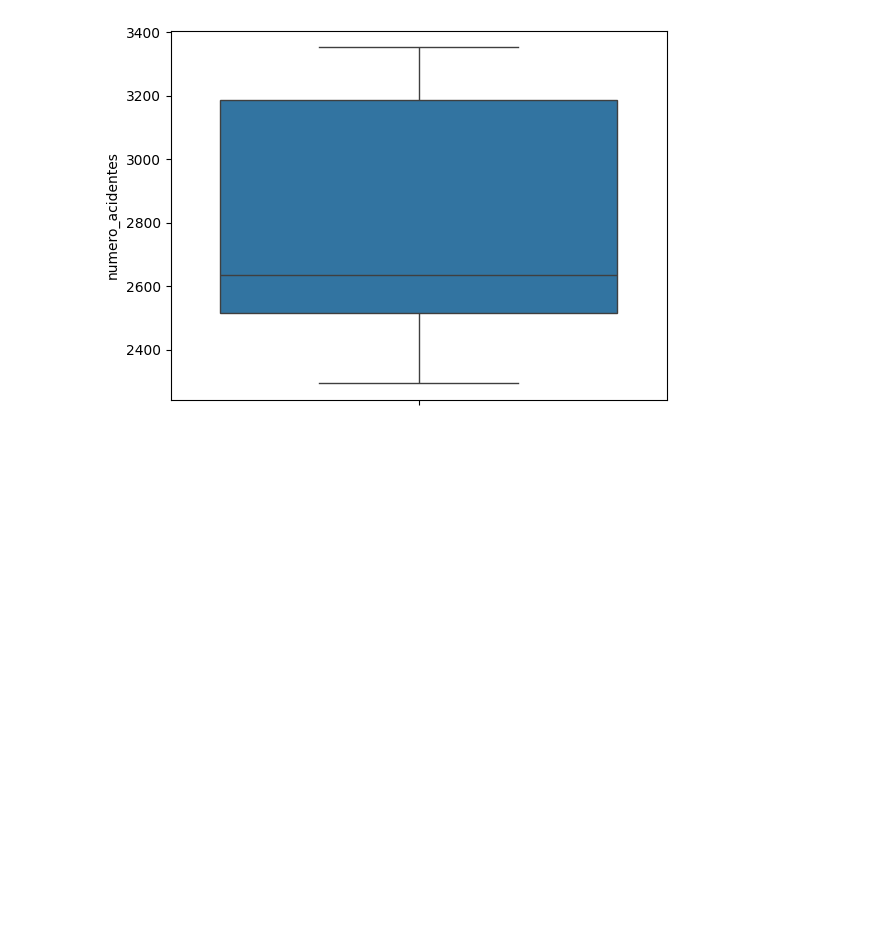
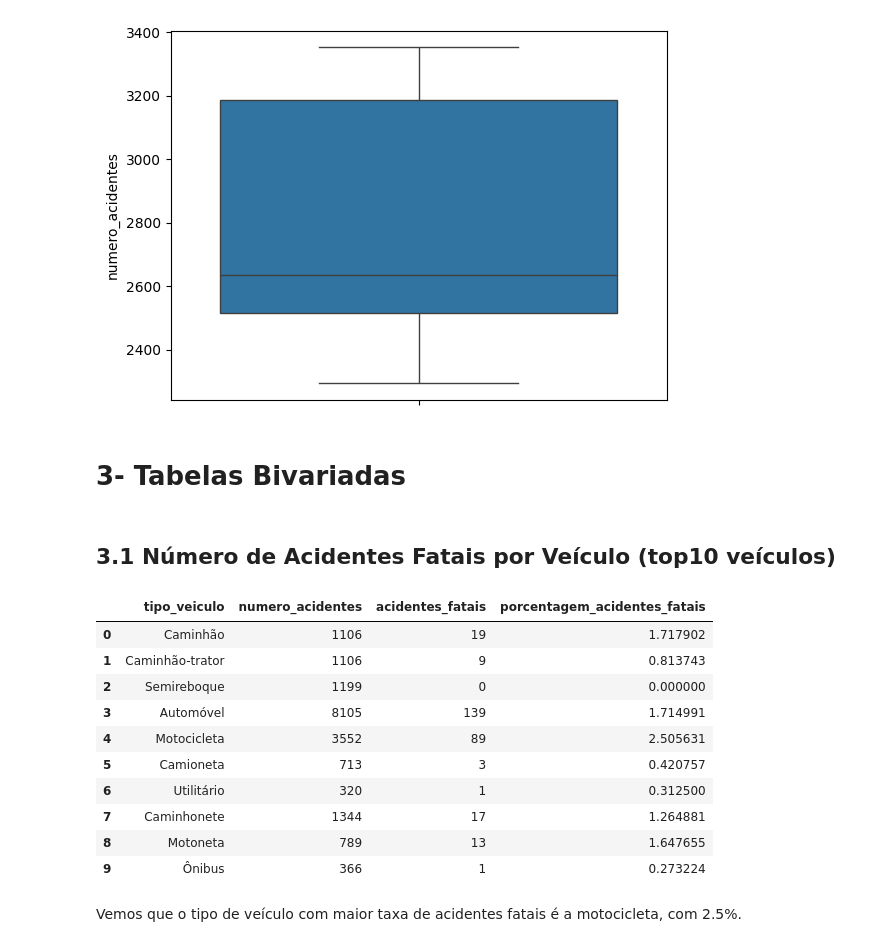
Before and after one commit to andrey-lolobrigida/acidentes-transito-sc-2023, a Jupyter notebook: notebooks/acidentes.ipynb, the cells around one changed output. Saved outputs shown, nothing was run; the diff lists cells and outputs as text; code cells hidden in the pictures; blank space fills up the shorter version.

Commit message:
notebook update
inclusão de uma tabela bivariada

```diff
--- a/notebooks/acidentes.ipynb
+++ b/notebooks/acidentes.ipynb
@@ -17,4 +19,25 @@ from sklearn.preprocessing import OrdinalEncoder
 # %%
+def make_number_of_accidents_df():
+
+    contagem_acidentes = []
+    contagem_acidentes_fatais = []
+
+    for veiculo in data['tipo_veiculo'].unique():
+
+        tabela_veiculo = data.loc[data['tipo_veiculo'] == veiculo]
+        mortos = tabela_veiculo.loc[tabela_veiculo['mortos'] == 1]
+
+        numero_acidentes = tabela_veiculo.shape[0]
+        numero_acidentes_fatais = np.sum(mortos['mortos'])
+
+        contagem_acidentes.append(numero_acidentes)
+        contagem_acidentes_fatais.append(numero_acidentes_fatais)
+
+    dict = {'tipo_veiculo': data['tipo_veiculo'].unique(), 'numero_acidentes': contagem_acidentes, 'acidentes_fatais': contagem_acidentes_fatais}
+    acidentes_fatais_por_veiculo_df = pd.DataFrame(dict)
+
+    return acidentes_fatais_por_veiculo_df
+
 def show_descriptive_statistics(df):
     # Central Tendency - mean, median
     ct1 = pd.DataFrame(df.apply(np.mean))
@@ -257,3 +280,27 @@ moments_table
 plot = sns.boxplot(data=numero_acidentes_por_dia_semana, y='numero_acidentes')
 # %% [output]
 [figure]
+# %% [markdown]
+# 3- Tabelas Bivariadas
+# %% [markdown]
+## 3.1 Número de Acidentes Fatais por Veículo (top10 veículos)
+# %%
+veiculo = acidentes_sc_colunas_selecionadas['tipo_veiculo'].value_counts().keys().tolist()[0:10]
+data = acidentes_sc_colunas_selecionadas.loc[acidentes_sc_colunas_selecionadas['tipo_veiculo'].isin(veiculo)]
+mortes_por_veiculo_df = make_number_of_accidents_df()
+mortes_por_veiculo_df['porcentagem_acidentes_fatais'] = (mortes_por_veiculo_df['acidentes_fatais']/mortes_por_veiculo_df['numero_acidentes'])*100
+mortes_por_veiculo_df
+# %% [output]
+|  | tipo_veiculo | numero_acidentes | acidentes_fatais | porcentagem_acidentes_fatais |
+| 0 | Caminhão | 1106 | 19 | 1.717902 |
+| 1 | Caminhão-trator | 1106 | 9 | 0.813743 |
+| 2 | Semireboque | 1199 | 0 | 0.000000 |
+| 3 | Automóvel | 8105 | 139 | 1.714991 |
+| 4 | Motocicleta | 3552 | 89 | 2.505631 |
+| 5 | Camioneta | 713 | 3 | 0.420757 |
+| 6 | Utilitário | 320 | 1 | 0.312500 |
+| 7 | Caminhonete | 1344 | 17 | 1.264881 |
+| 8 | Motoneta | 789 | 13 | 1.647655 |
+| 9 | Ônibus | 366 | 1 | 0.273224 |
+# %% [markdown]
+Vemos que o tipo de veículo com maior taxa de acidentes fatais é a motocicleta, com 2.5%.
```
Also changed, not shown: parts of 1 cell of this notebook.
